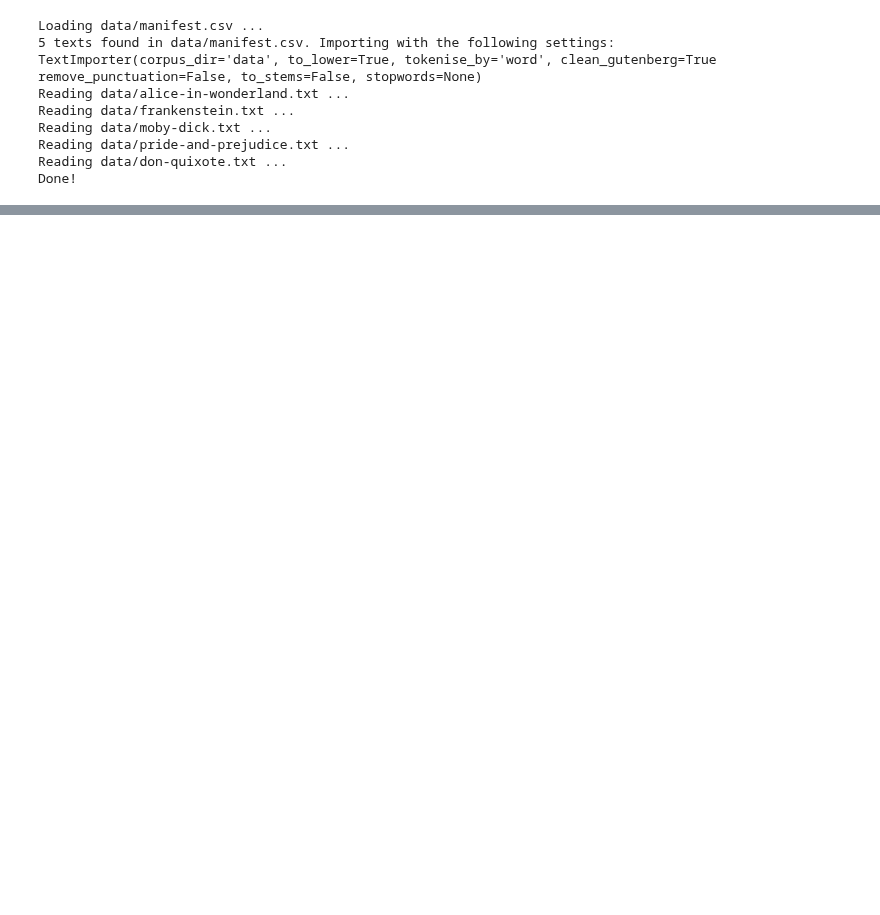
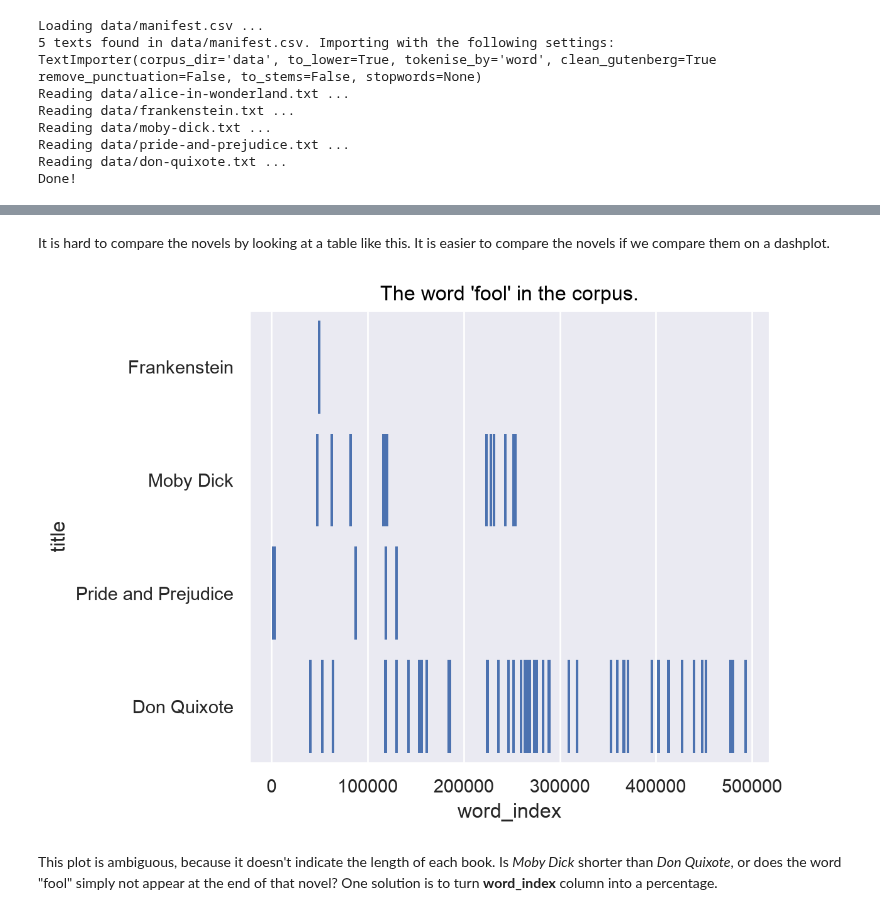
Before and after one commit to michaelgfalk/text-analysis-workshop, a Jupyter notebook: source/workshop/text-analysis-workshop.ipynb, the cells around one changed output, grey strips where cells are left out. Drawn from its saved outputs; the diff is of its cells as text; code cells hidden in the pictures; blank space fills up the shorter version.

```diff
--- a/source/workshop/text-analysis-workshop.ipynb
+++ b/source/workshop/text-analysis-workshop.ipynb
@@ -130,0 +87,12 @@ All tests passed!
+# %%
+def to_tidy_text(corpus: pd.DataFrame, token_type: str="word") -> pd.DataFrame:
+    """Convert `corpus` to tidy text format."""
+    corpus = corpus.explode("tokens")
+    corpus = corpus.reset_index(names="novel_index")
+    corpus = corpus.assign(**{
+        f"{token_type}_index":corpus.groupby("title").cumcount()
+    })
+    return corpus
+# %%
+tidy_corpus = to_tidy_text(corpus)
+tidy_corpus
@@ -130,0 +133,15 @@ All tests passed!
+# %% [markdown]
+It is hard to compare the novels by looking at a table like this. It is easier to compare the novels if we compare them on a dashplot.
+# %%
+plot = so.Plot(
+    data = tidy_corpus.query("tokens == 'fool'"),
+    x = "word_index",
+    y = "title"
+)
+plot = plot.add(so.Dash(), orient="y")
+plot = plot.label(title = "The word 'fool' in the corpus.")
+display(plot)
+# %% [output]
+[figure, added]
+# %% [markdown]
+This plot is ambiguous, because it doesn't indicate the length of each book. Is *Moby Dick* shorter than *Don Quixote*, or does the word "fool" simply not appear at the end of that novel? One solution is to turn **word_index** column into a percentage.
```
Also changed, not shown: parts of 81 cells of this notebook, 11 other files.
